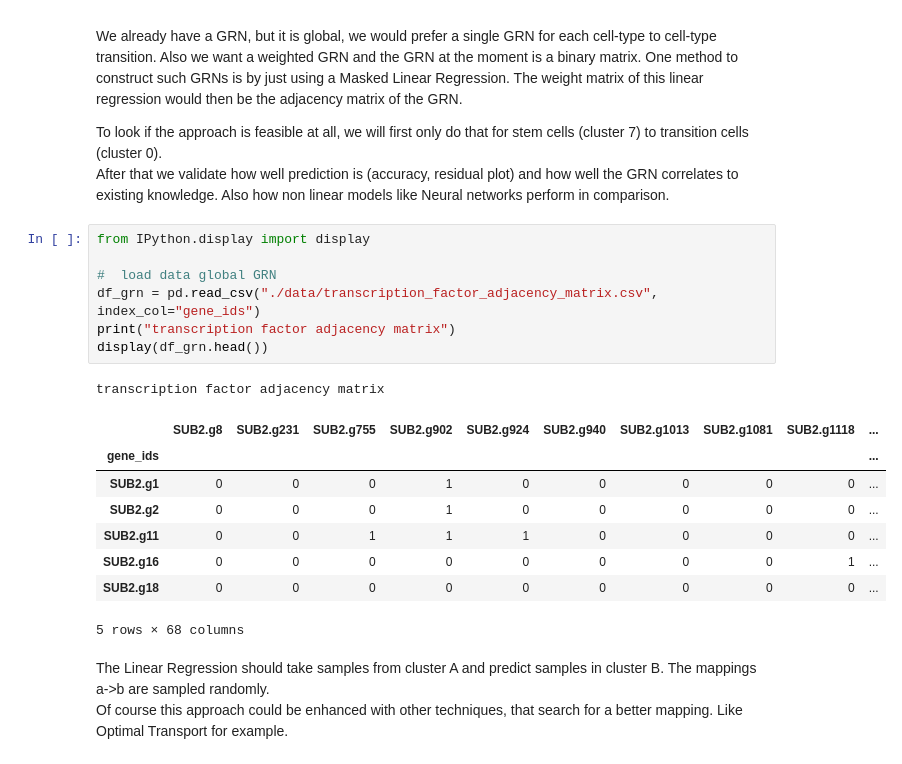
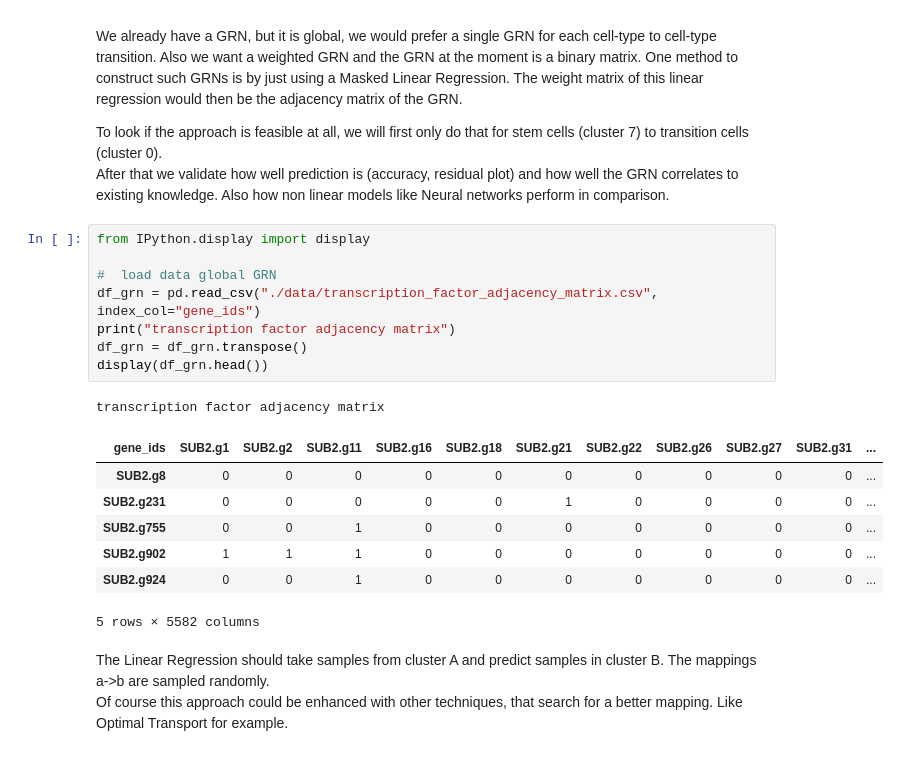
Before and after one commit to DavidWild02/BachelorThesis-ML-Gene-Interactions, a Jupyter notebook: GRNbetweenCellTypes.ipynb, the cells around one changed output. Saved outputs shown, nothing was run; the diff lists cells and outputs as text.

Commit message:
Found out I had to transpose the transcriptor_factor matrix

```diff
--- a/GRNbetweenCellTypes.ipynb
+++ b/GRNbetweenCellTypes.ipynb
@@ -82,20 +82,20 @@ Also how non linear models like Neural networks perform in comparison.
 # %%
 from IPython.display import display
 
 #  load data global GRN
 df_grn = pd.read_csv("./data/transcription_factor_adjacency_matrix.csv", index_col="gene_ids")
 print("transcription factor adjacency matrix")
+df_grn = df_grn.transpose()
 display(df_grn.head())
 # %% [output]
 transcription factor adjacency matrix
-|  | SUB2.g8 | SUB2.g231 | SUB2.g755 | SUB2.g902 | SUB2.g924 | SUB2.g940 | SUB2.g1013 | SUB2.g1081 | SUB2.g1118 | ... |
-| gene_ids |  |  |  |  |  |  |  |  |  | ... |
-| SUB2.g1 | 0 | 0 | 0 | 1 | 0 | 0 | 0 | 0 | 0 | ... |
-| SUB2.g2 | 0 | 0 | 0 | 1 | 0 | 0 | 0 | 0 | 0 | ... |
-| SUB2.g11 | 0 | 0 | 1 | 1 | 1 | 0 | 0 | 0 | 0 | ... |
-| SUB2.g16 | 0 | 0 | 0 | 0 | 0 | 0 | 0 | 0 | 1 | ... |
-| SUB2.g18 | 0 | 0 | 0 | 0 | 0 | 0 | 0 | 0 | 0 | ... |
+| gene_ids | SUB2.g1 | SUB2.g2 | SUB2.g11 | SUB2.g16 | SUB2.g18 | SUB2.g21 | SUB2.g22 | SUB2.g26 | SUB2.g27 | SUB2.g31 | ... |
+| SUB2.g8 | 0 | 0 | 0 | 0 | 0 | 0 | 0 | 0 | 0 | 0 | ... |
+| SUB2.g231 | 0 | 0 | 0 | 0 | 0 | 1 | 0 | 0 | 0 | 0 | ... |
+| SUB2.g755 | 0 | 0 | 1 | 0 | 0 | 0 | 0 | 0 | 0 | 0 | ... |
+| SUB2.g902 | 1 | 1 | 1 | 0 | 0 | 0 | 0 | 0 | 0 | 0 | ... |
+| SUB2.g924 | 0 | 0 | 1 | 0 | 0 | 0 | 0 | 0 | 0 | 0 | ... |
-5 rows × 68 columns
+5 rows × 5582 columns
 # %% [markdown]
 The Linear Regression should take samples from cluster A and predict samples in cluster B. The mappings a->b are sampled randomly.
 Of course this approach could be enhanced with other techniques, that search for a better mapping. Like Optimal Transport for example.
```
Also changed, not shown: parts of 4 cells of this notebook.
